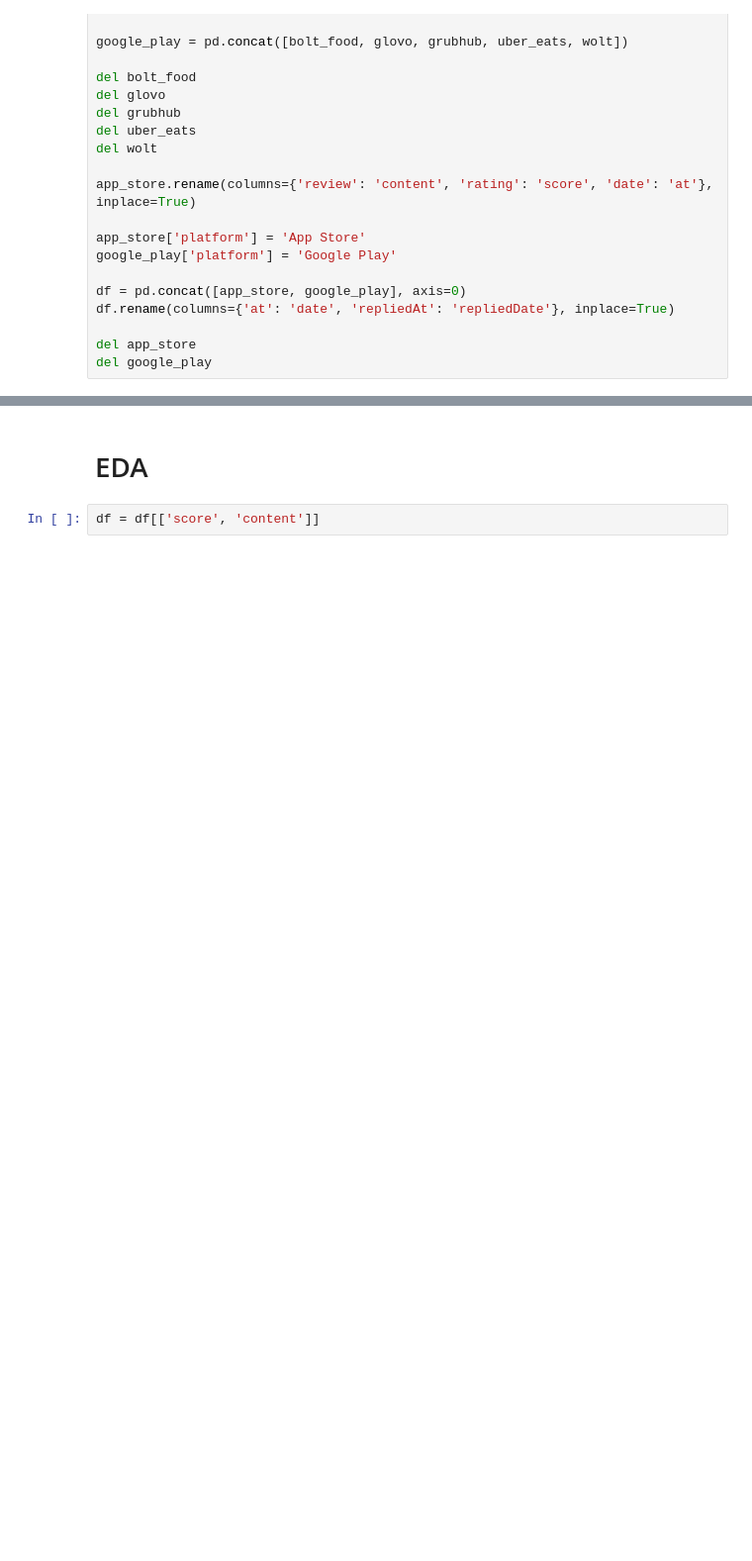
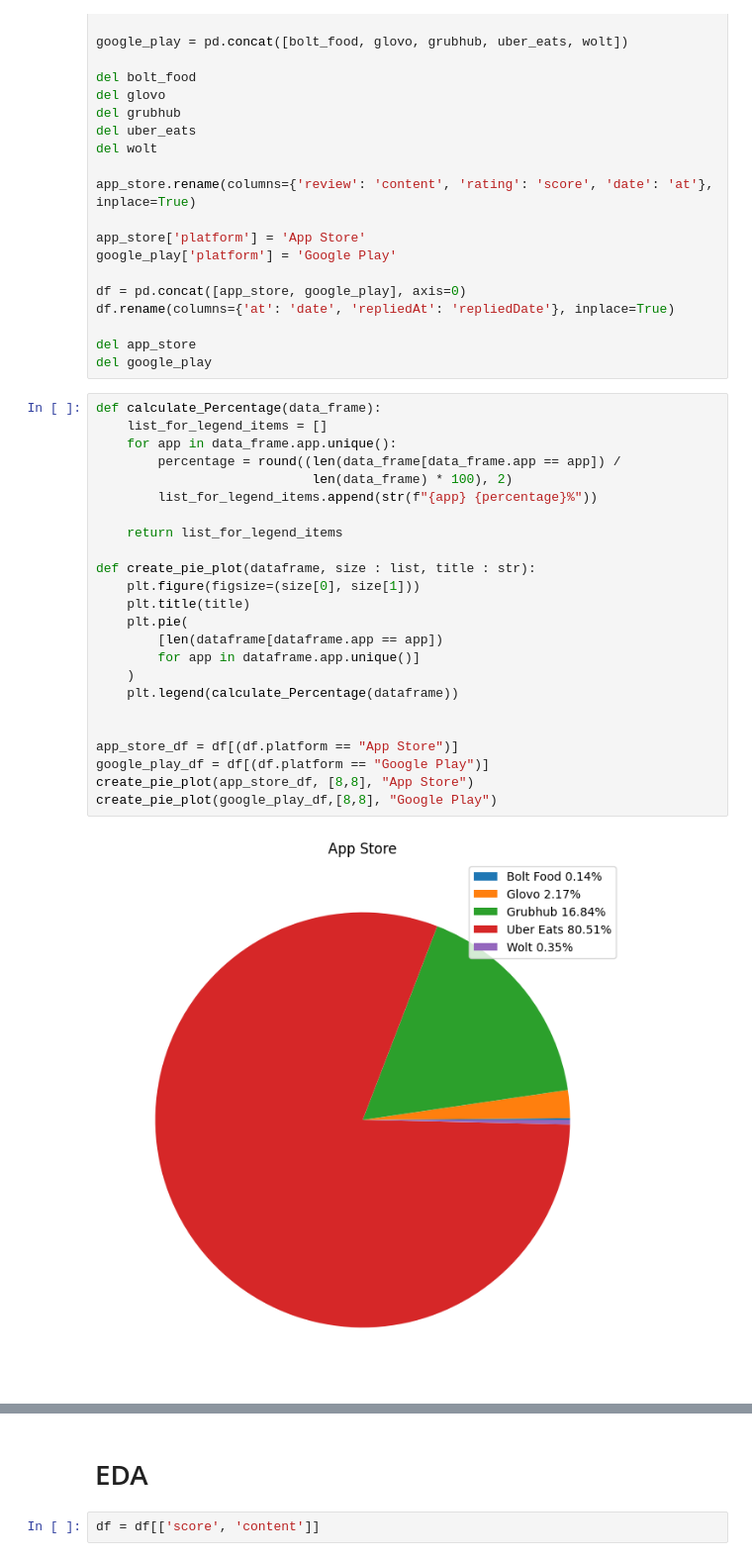
Before and after one commit to Skamlo/Food-Delivery-Apps-Analysis, a Jupyter notebook: main_analysis.ipynb, the cells around one changed output, grey strips where cells are left out. Shown at 99% size. Drawn from its saved outputs; the diff is of its cells as text; blank space fills up the shorter version.

Commit message:
Added pie chart for each platform

```diff
--- a/main_analysis.ipynb
+++ b/main_analysis.ipynb
@@ -43,3 +43,29 @@ df.rename(columns={'at': 'date', 'repliedAt': 'repliedDate'}, inplace=True)
 
 del app_store
 del google_play
+# %%
+def calculate_Percentage(data_frame):
+    list_for_legend_items = []
+    for app in data_frame.app.unique():
+        percentage = round((len(data_frame[data_frame.app == app]) /
+                            len(data_frame) * 100), 2)
+        list_for_legend_items.append(str(f"{app} {percentage}%"))
+
+    return list_for_legend_items
+
+def create_pie_plot(dataframe, size : list, title : str):
+    plt.figure(figsize=(size[0], size[1]))
+    plt.title(title)
+    plt.pie(
+        [len(dataframe[dataframe.app == app])
+        for app in dataframe.app.unique()]
+    )
+    plt.legend(calculate_Percentage(dataframe))
+
+
+app_store_df = df[(df.platform == "App Store")]
+google_play_df = df[(df.platform == "Google Play")]
+create_pie_plot(app_store_df, [8,8], "App Store")
+create_pie_plot(google_play_df,[8,8], "Google Play")
+# %% [output]
+[figure, added]
```
Also changed, not shown: parts of 3 cells of this notebook.
